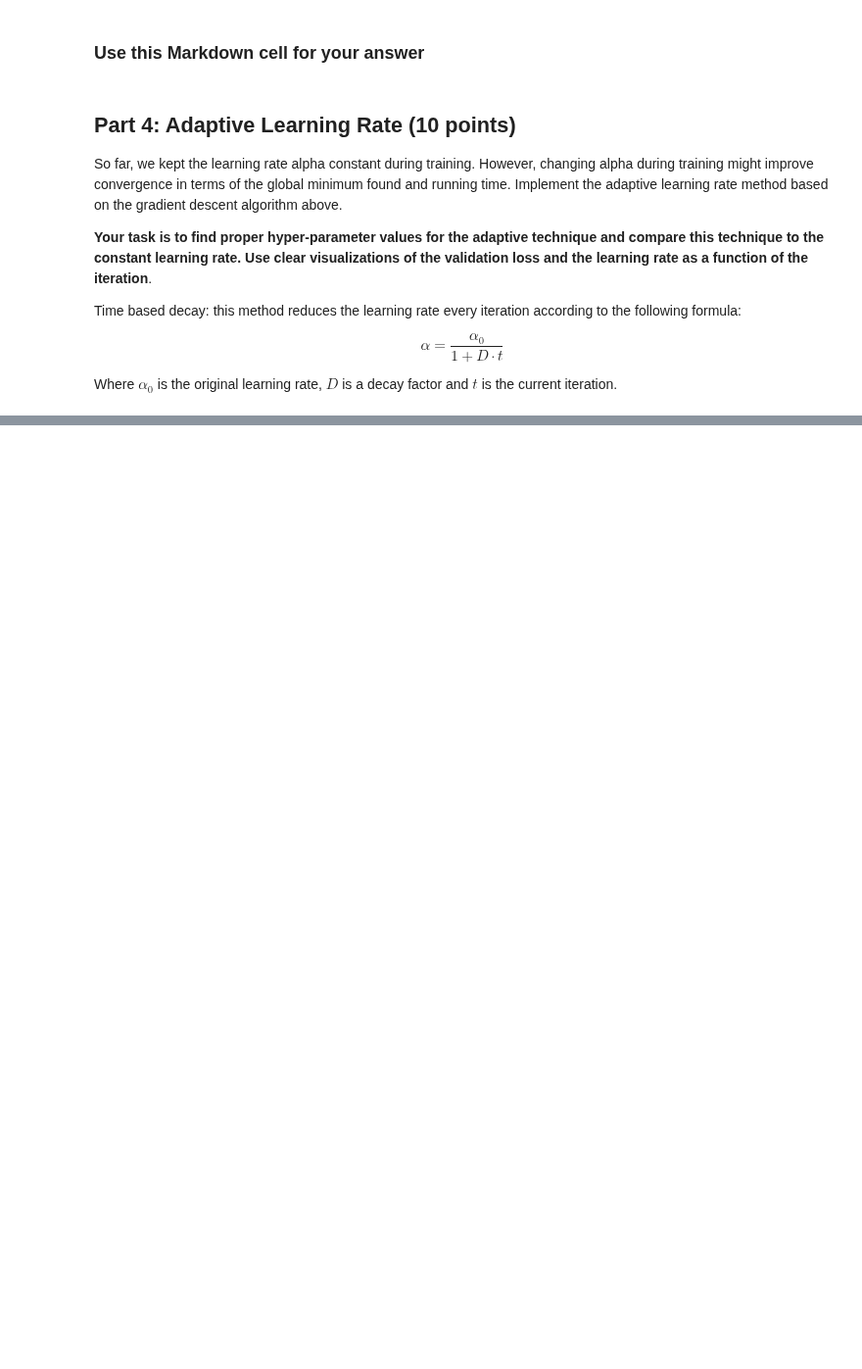
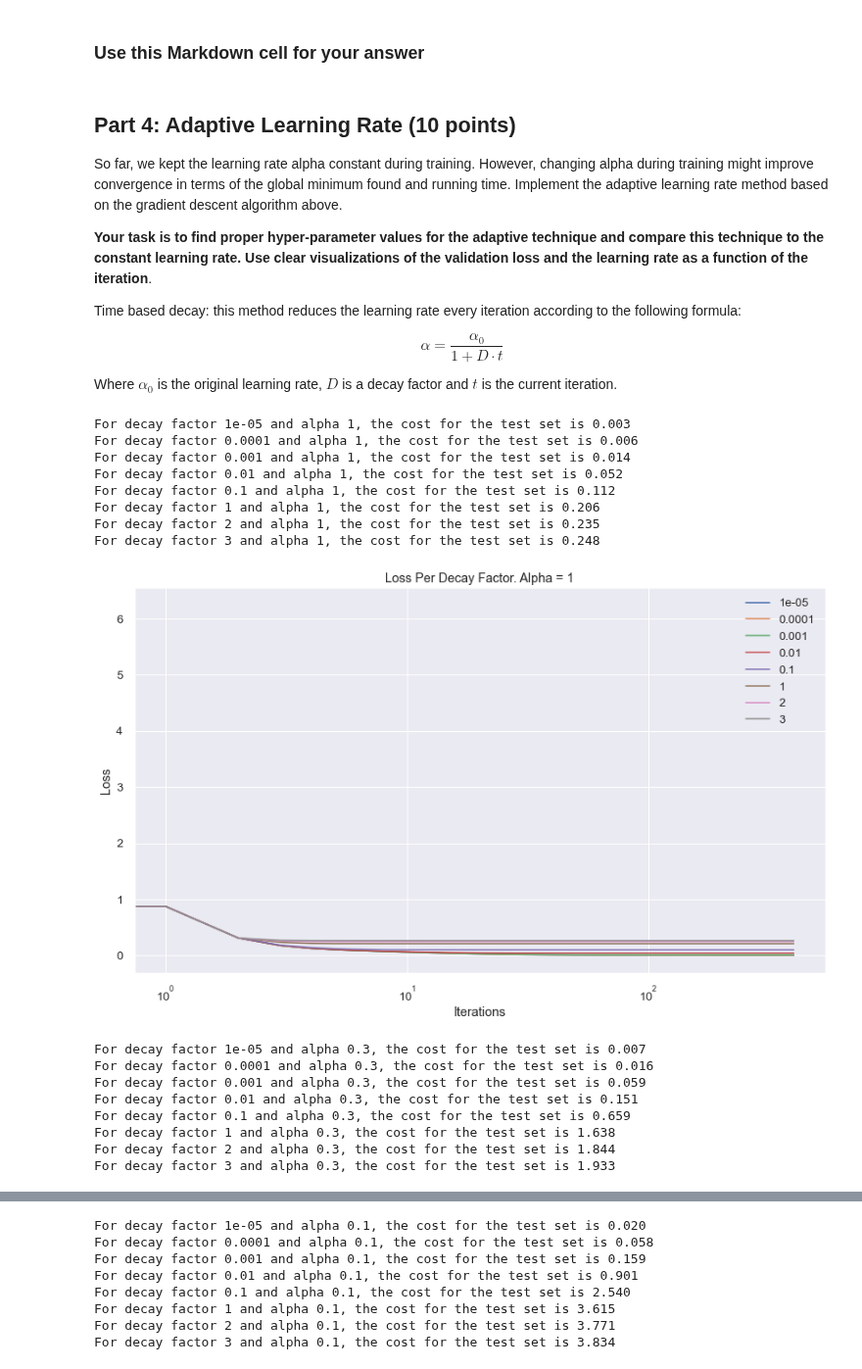
Before and after one commit to EyalMichaeli/IDC_masters, a Jupyter notebook: semester_2/Machine Learning/Exercises/EX1/207380528_302673355_EX1.ipynb, the cells around one changed output, grey strips where cells are left out. Shown at 98% size. Saved outputs shown, nothing was run; the diff lists cells and outputs as text; code cells hidden in the pictures; blank space fills up the shorter version.

```diff
--- a/semester_2/Machine Learning/Exercises/EX1/207380528_302673355_EX1.ipynb
+++ b/semester_2/Machine Learning/Exercises/EX1/207380528_302673355_EX1.ipynb
@@ -663,0 +860,40 @@ Where $\alpha_0$ is the original learning rate, $D$ is a decay factor and $t$ is
+# %%
+decay_factors = [0.00001, 0.0001, 0.001, 0.01, 0.1, 1, 2, 3]
+top_alphas = 3
+# %%
+num_iterations = 400
+
+for alpha in alphas_sorted[:top_alphas]:
+    fig, ax = plt.subplots(1)
+    for decay_factor in decay_factors:
+        np.random.seed(42)
+        theta = np.random.random(size=X_train.shape[1])
+        adaptive_theta, adaptive_J_history = adaptive_learning_rate(X_train, y_train, theta, alpha, decay_factor, num_iterations)
+        test_cost = compute_cost(X_val, y_val, adaptive_theta)
+        print(f"For decay factor {decay_factor} and alpha {alpha}, the cost for the test set is {test_cost:.3f}")
+        ax.plot(np.arange(num_iterations), adaptive_J_history, label=f"decay_factor={decay_factor}")
+
+    plt.xscale('log')
+    plt.xlabel("Iterations")
+    plt.ylabel("Loss")
+    plt.title(f"Loss per decay factor. Alpha = {alpha}".title())
+    plt.legend()
+    plt.show()
+# %% [output]
+For decay factor 1e-05 and alpha 1, the cost for the test set is 0.003
+For decay factor 0.0001 and alpha 1, the cost for the test set is 0.006
+For decay factor 0.001 and alpha 1, the cost for the test set is 0.014
+For decay factor 0.01 and alpha 1, the cost for the test set is 0.052
+For decay factor 0.1 and alpha 1, the cost for the test set is 0.112
+For decay factor 1 and alpha 1, the cost for the test set is 0.206
+For decay factor 2 and alpha 1, the cost for the test set is 0.235
+For decay factor 3 and alpha 1, the cost for the test set is 0.248
+[figure, added]
+For decay factor 1e-05 and alpha 0.3, the cost for the test set is 0.007
+For decay factor 0.0001 and alpha 0.3, the cost for the test set is 0.016
+For decay factor 0.001 and alpha 0.3, the cost for the test set is 0.059
+For decay factor 0.01 and alpha 0.3, the cost for the test set is 0.151
+For decay factor 0.1 and alpha 0.3, the cost for the test set is 0.659
+For decay factor 1 and alpha 0.3, the cost for the test set is 1.638
+For decay factor 2 and alpha 0.3, the cost for the test set is 1.844
+For decay factor 3 and alpha 0.3, the cost for the test set is 1.933
@@ -663,0 +901,8 @@ Where $\alpha_0$ is the original learning rate, $D$ is a decay factor and $t$ is
+For decay factor 1e-05 and alpha 0.1, the cost for the test set is 0.020
+For decay factor 0.0001 and alpha 0.1, the cost for the test set is 0.058
+For decay factor 0.001 and alpha 0.1, the cost for the test set is 0.159
+For decay factor 0.01 and alpha 0.1, the cost for the test set is 0.901
+For decay factor 0.1 and alpha 0.1, the cost for the test set is 2.540
+For decay factor 1 and alpha 0.1, the cost for the test set is 3.615
+For decay factor 2 and alpha 0.1, the cost for the test set is 3.771
+For decay factor 3 and alpha 0.1, the cost for the test set is 3.834
```
Also changed, not shown: parts of 20 cells of this notebook.
